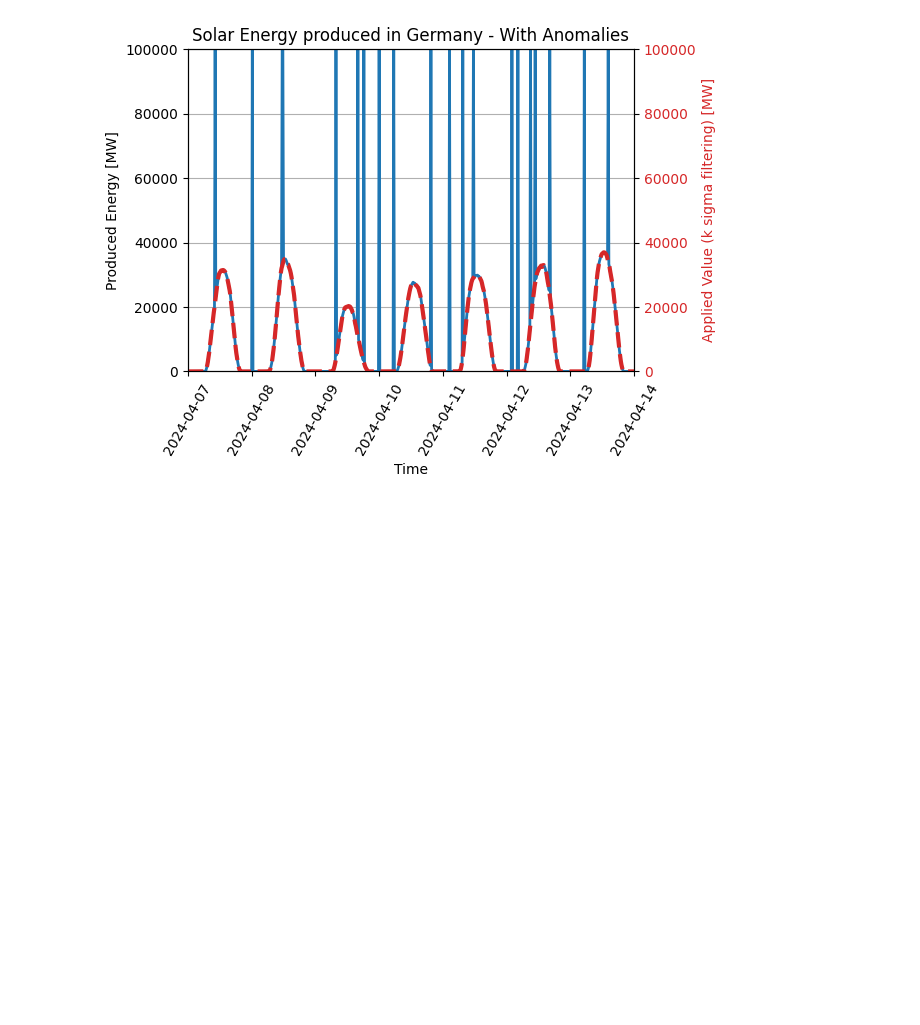
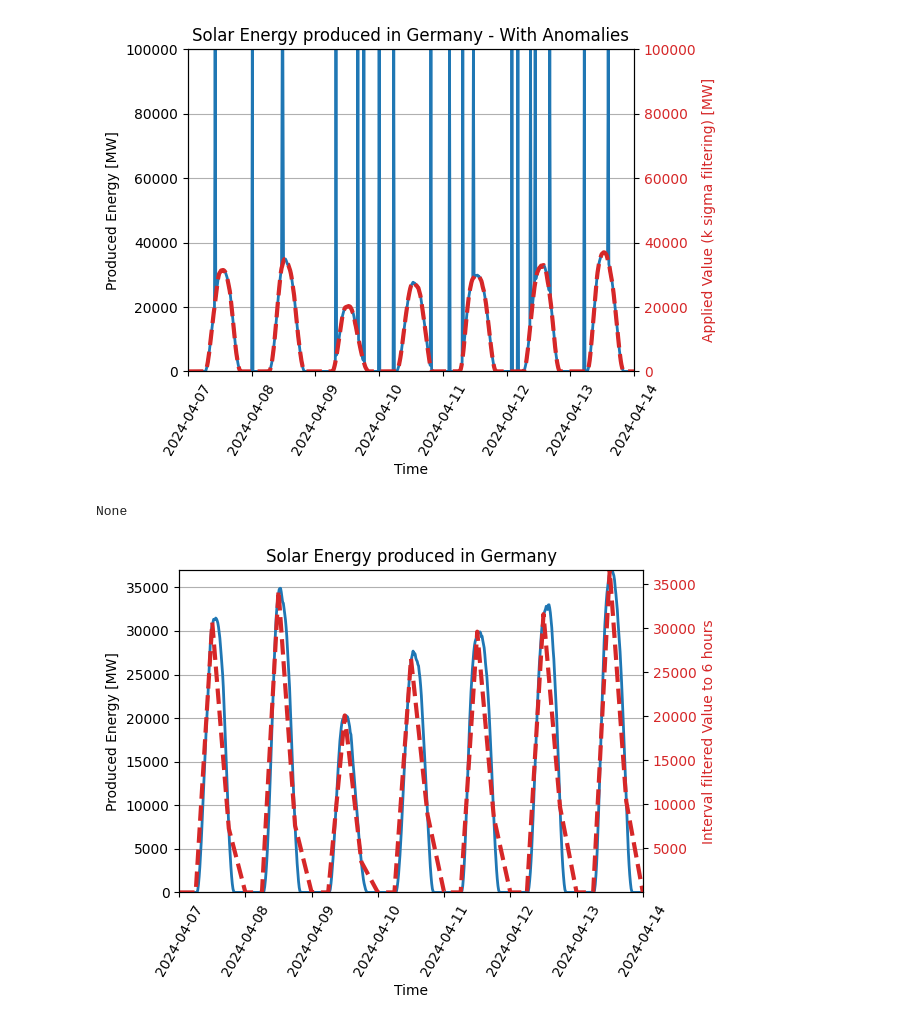
Before and after one commit to rtdip/core, a Jupyter notebook: notebook/showcase_notebook.ipynb, the cells around one changed output. Cells and saved outputs as stored; diff of their text form; code cells hidden in the pictures; blank space fills up the shorter version.

Commit message:
Finished up plot of notebook
Signed-off-by: Timm638 <Timm638@gmail.com>

```diff
--- a/notebook/showcase_notebook.ipynb
+++ b/notebook/showcase_notebook.ipynb
@@ -140,3 +137,21 @@ create_normalization_plot(input_df=sa_april_df, normalized_df=output_dd_df, titl
 [figure]
 # %%
 ### Interval Filtering
+# %%
+random.seed(0)
+intf_april_df = april_df.copy(deep=True)
+intf_april_df = intf_april_df['Solar  - Actual Aggregated [MW]'].to_frame()
+intf_april_df['EventTime'] = pd.to_datetime(april_df.index)
+intf_april_df['EventTime'] = pd.Series(intf_april_df['EventTime'], dtype="string")
+
+
+intf_ps_df = spark_session.createDataFrame(intf_april_df, ['Solar  - Actual Aggregated [MW]', 'EventTime'])
+output_intf_df = IntervalFiltering(spark_session, df=intf_ps_df, interval=6, interval_unit='hours', time_stamp_column_name='EventTime').filter().toPandas()
+output_intf_df['value'] = output_intf_df['Solar  - Actual Aggregated [MW]']
+output_intf_df['EventTime'] = pd.to_datetime(output_intf_df['EventTime'])
+output_intf_df = output_intf_df.set_index('EventTime')
+
+create_normalization_plot(normalized_df=output_intf_df, ylabel_2='Interval filtered Value to 6 hours')
+# %% [output]
+None
+[figure, added]
```
Also changed, not shown: parts of 3 cells of this notebook, 1 other file.
